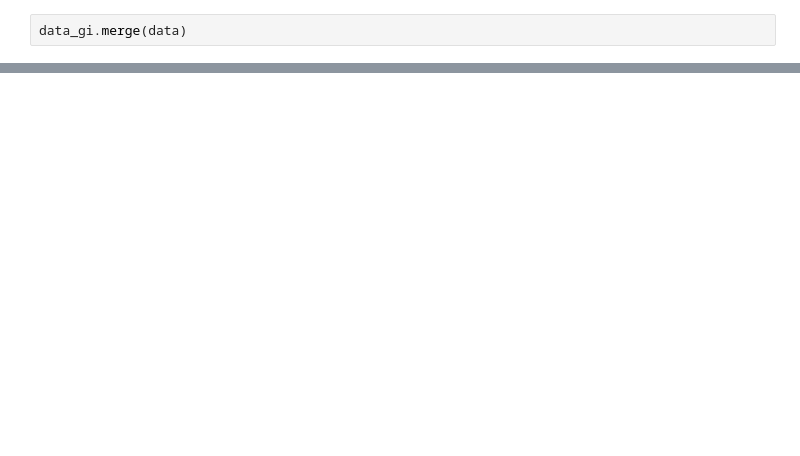
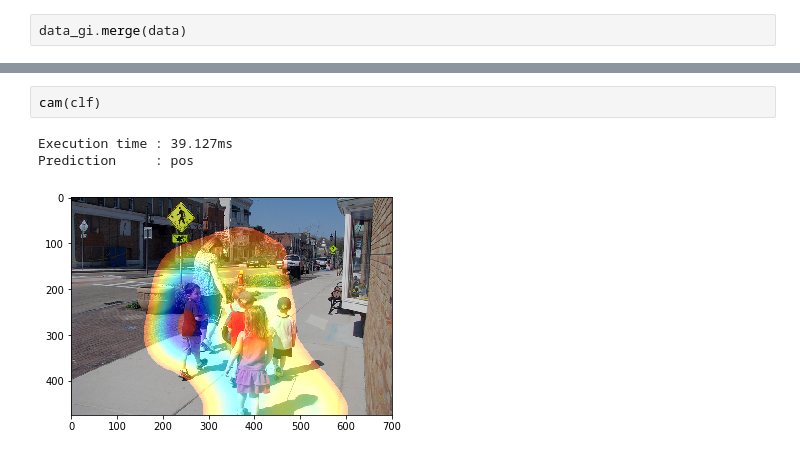
Before and after one commit to SelimChraibi/real-time-human-detection, a Jupyter notebook: demo.ipynb, the cells around one changed output, grey strips where cells are left out. Saved outputs shown, nothing was run; the diff lists cells and outputs as text; blank space fills up the shorter version.

```diff
--- a/demo.ipynb
+++ b/demo.ipynb
@@ -297,0 +358,6 @@ clf.fit(data_gi, epochs=100, batch_size=64, augmentation=True, verbose=1)
+# %%
+cam(clf)
+# %% [output]
+Execution time : 39.127ms
+Prediction     : pos
+[figure, added]
```
Also changed, not shown: parts of 38 cells of this notebook, 4 other files.
